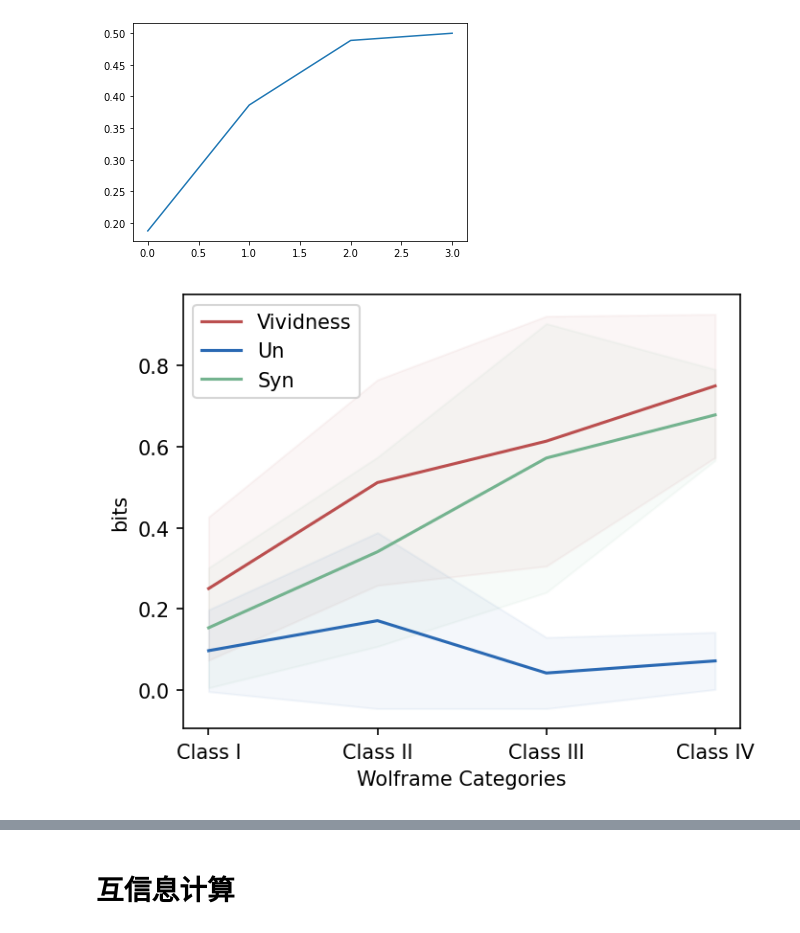
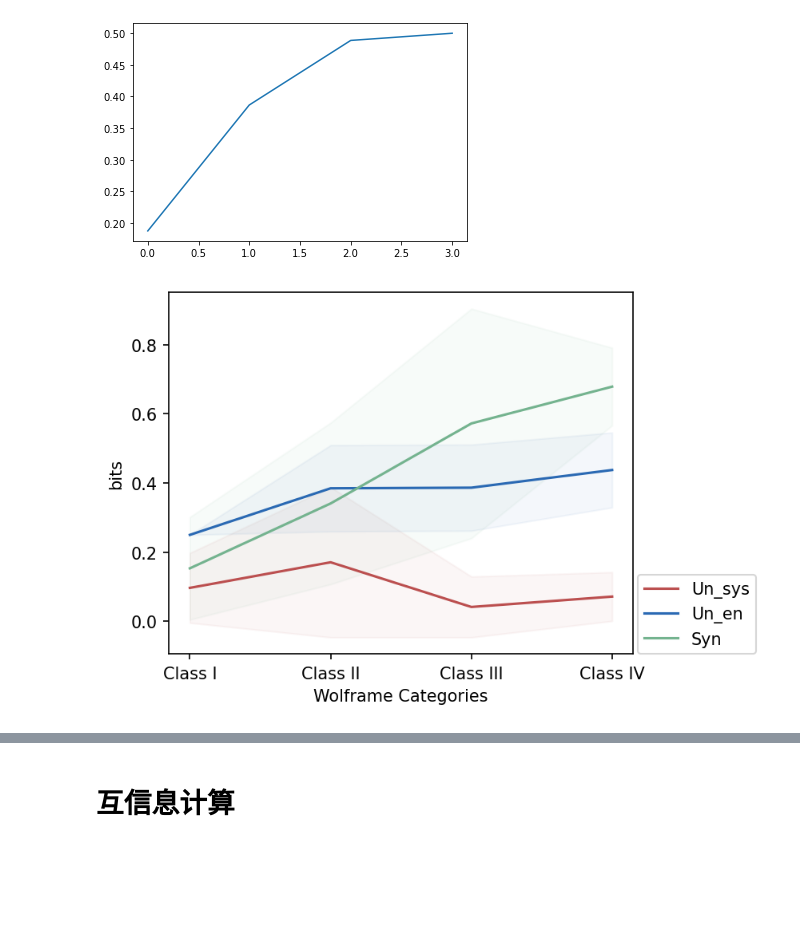
Before and after one commit to Lyn1216/Local-EI-project, a Jupyter notebook: exp/cellular automaton/local_ca.ipynb, the cells around one changed output, grey strips where cells are left out. Drawn from its saved outputs; the diff is of its cells as text; code cells hidden in the pictures; blank space fills up the shorter version.

```diff
--- a/exp/cellular automaton/local_ca.ipynb
+++ b/exp/cellular automaton/local_ca.ipynb
@@ -156,43 +149,39 @@ mean_list3 = []
 std_list3 = []
 mean_list4 = []
 std_list4 = []
-mean_vivid = []
-std_vivid = []
+
 for class_name, numbers in class_name_to_num.items():
-    one_class1 = []
-    one_class2 = []
+    un_class = []
+    un_en_class = []
     syn_class = []
     lam_class = []
-    vivid_class = []
     for rule in range(256):
         if rule in ca_classification[class_name]:
-            one_class1.append(ei_list[rule])
-            one_class2.append(un_list[rule])
+            un_class.append(un_list[rule])
+            un_en_class.append(un_en_list[rule])
             syn_class.append(syn_list[rule])
             lam_class.append(lam_list[rule])
-            vivid_class.append(vivid_list[rule])
 
-    mean_list1.append(np.mean(one_class1))
-    std_list1.append(np.std(one_class1))
-    mean_list2.append(np.mean(one_class2))
-    std_list2.append(np.std(one_class2))
+    mean_list1.append(np.mean(un_class))
+    std_list1.append(np.std(un_class))
+    mean_list2.append(np.mean(un_en_class))
+    std_list2.append(np.std(un_en_class))
     mean_list3.append(np.mean(syn_class))
     std_list3.append(np.std(syn_class))
     mean_list4.append(np.mean(lam_class))
     std_list4.append(np.std(lam_class))
-    mean_vivid.append(np.mean(vivid_class))
-    std_vivid.append(np.std(vivid_class))
+
 
 mean_list1 = np.array(mean_list1)
 mean_list2 = np.array(mean_list2)
 mean_list3 = np.array(mean_list3)
 mean_list4 = np.array(mean_list4)
-mean_vivid = np.array(mean_vivid)
+
 std_list1 = np.array(std_list1)
 std_list2 = np.array(std_list2)
 std_list3 = np.array(std_list3)
 std_list4 = np.array(std_list4)
-std_vivid = np.array(std_vivid)
+
 
 plt.plot(mean_list4)
 # %% [output]
@@ -201,28 +190,28 @@ plt.plot(mean_list4)
 # %%
 plt.figure(figsize=(5,4), dpi=150)
 x_labels = ['Class I', 'Class II', 'Class III', 'Class IV']
 # 绘制折线图
-plt.plot(x_labels, mean_list1, color='#BB4F4F', label='Vividness')
+plt.plot(x_labels, mean_list1, color='#BB4F4F', label='Un_sys')
 plt.fill_between(x_labels, mean_list1+std_list1, mean_list1-std_list1, color='#BB4F4F', alpha=0.05)
-plt.plot(x_labels, mean_list2, color='#2A69B3', label='Un')
+plt.plot(x_labels, mean_list2, color='#2A69B3', label='Un_en')
 plt.fill_between(x_labels, mean_list2+std_list2, mean_list2-std_list2, color='#2A69B3', alpha=0.05)
 plt.plot(x_labels, mean_list3, color='#74B38F', label='Syn')
 plt.fill_between(x_labels, mean_list3+std_list3, mean_list3-std_list3, color='#74B38F', alpha=0.05)
 #plt.plot(x_labels, mean_vivid, color='#BB4F4F', label='vividness')
 #plt.fill_between(x_labels, mean_vivid+std_vivid, mean_vivid-std_vivid, color='#BB4F4F', alpha=0.05)
 #plt.plot(x_labels, mean_list4, color='#FFA500', label='Lam')
 #plt.fill_between(x_labels, mean_list4+std_list4, mean_list4-std_list4, color='#FFA500', alpha=0.05)
 # 添加图表标题和轴标签
 #plt.title('Mean Values with Standard Deviation Error Bars')
 plt.xlabel('Wolframe Categories')
 plt.ylabel('bits')
 
 # 显示图例
-plt.legend()
+plt.legend(loc=[1.01,0])
 
 # 显示图表
 plt.show()
 # %% [output]
-[figure, old version]
+[figure, new version]
 # %%
 langton_lams_syn = {i:[] for i in range(9)}
```
Also changed, not shown: parts of 10 cells of this notebook, 2 other files.
